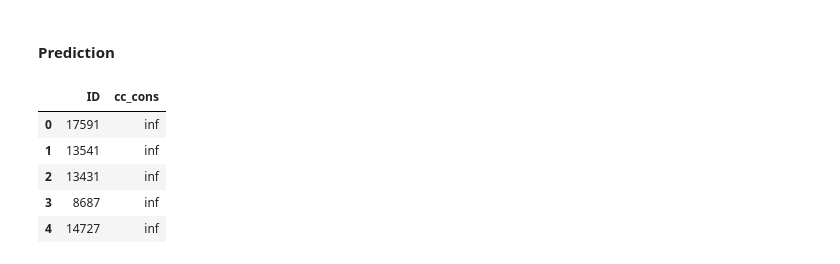
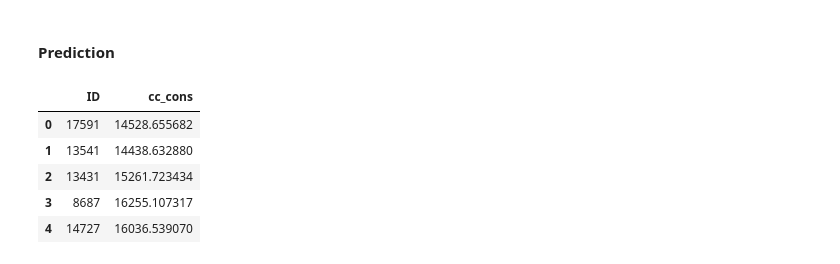
Before and after one commit to kimhonggithub/Predict-Credit-Card-Gen7, a Jupyter notebook: ML_predict_credict.ipynb, the cells around one changed output. Cells and saved outputs as stored; diff of their text form; code cells hidden in the pictures.

```diff
--- a/ML_predict_credict.ipynb
+++ b/ML_predict_credict.ipynb
@@ -141,12 +100,0 @@ test_1
-# %%
-def treat_outliers(dataframe):
-    cols = list(dataframe)
-    for col in cols:
-        if col in dataframe.select_dtypes(include=np.number).columns:
-            dataframe[col] = winsorize(dataframe[col], limits=[0.05, 0.1],inclusive=(True, True))
-
-    return dataframe
-
-df = treat_outliers(df)
-test_2 = detect_outliers(df)
-test_2
@@ -470,6 +398,3 @@ test.drop(columns=['cc_cons'],axis=1,inplace=True)
-# %%
-#treat outliers
-test = treat_outliers(test)
 # %% [markdown]
 #### Feature Engineering
 # %%
@@ -586,17 +511,16 @@ len(test.columns)
 # generate dummy values
 test_X=pd.get_dummies(test.drop(columns=['ID']),drop_first=True)
 test_Y=lin_model.predict(test_X.values)
-test_Y=np.exp(test_Y)
 # %%
 sample_submission=pd.concat([test['ID'], pd.Series(test_Y)], axis=1)
 sample_submission.rename(columns={0:'cc_cons'},inplace=True)
 sample_submission['cc_cons']=np.exp(sample_submission['cc_cons'])-1
-sample_submission.to_excel('final_submission.xlsx',index=False)
+sample_submission.to_excel('final_prediction.xlsx',index=False)
 sample_submission.head()
 # %% [output]
 |  | ID | cc_cons |
-| 0 | 17591 | inf |
-| 1 | 13541 | inf |
-| 2 | 13431 | inf |
-| 3 | 8687 | inf |
-| 4 | 14727 | inf |
+| 0 | 17591 | 14528.655682 |
+| 1 | 13541 | 14438.632880 |
+| 2 | 13431 | 15261.723434 |
+| 3 | 8687 | 16255.107317 |
+| 4 | 14727 | 16036.539070 |
```
Also changed, not shown: parts of 9 cells of this notebook, 1 other file.
